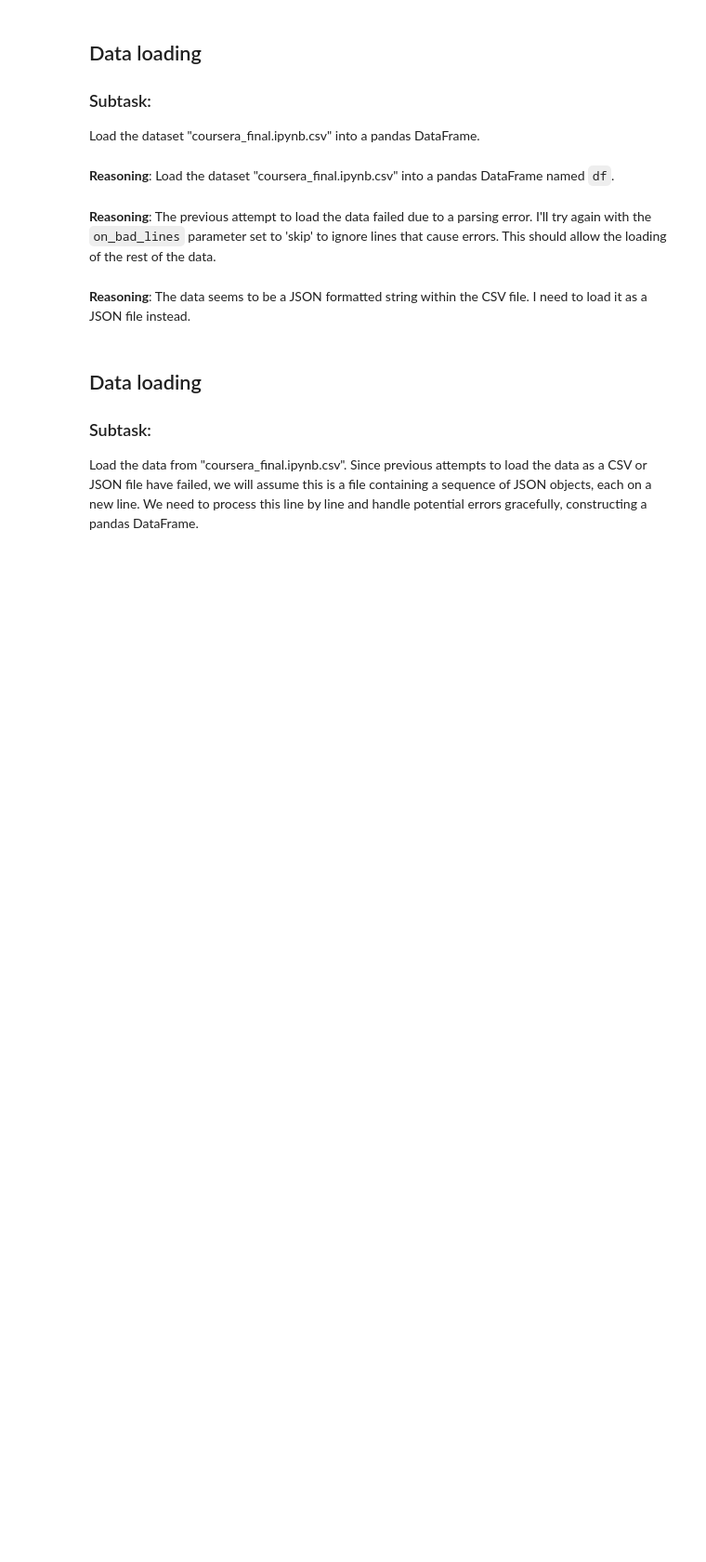
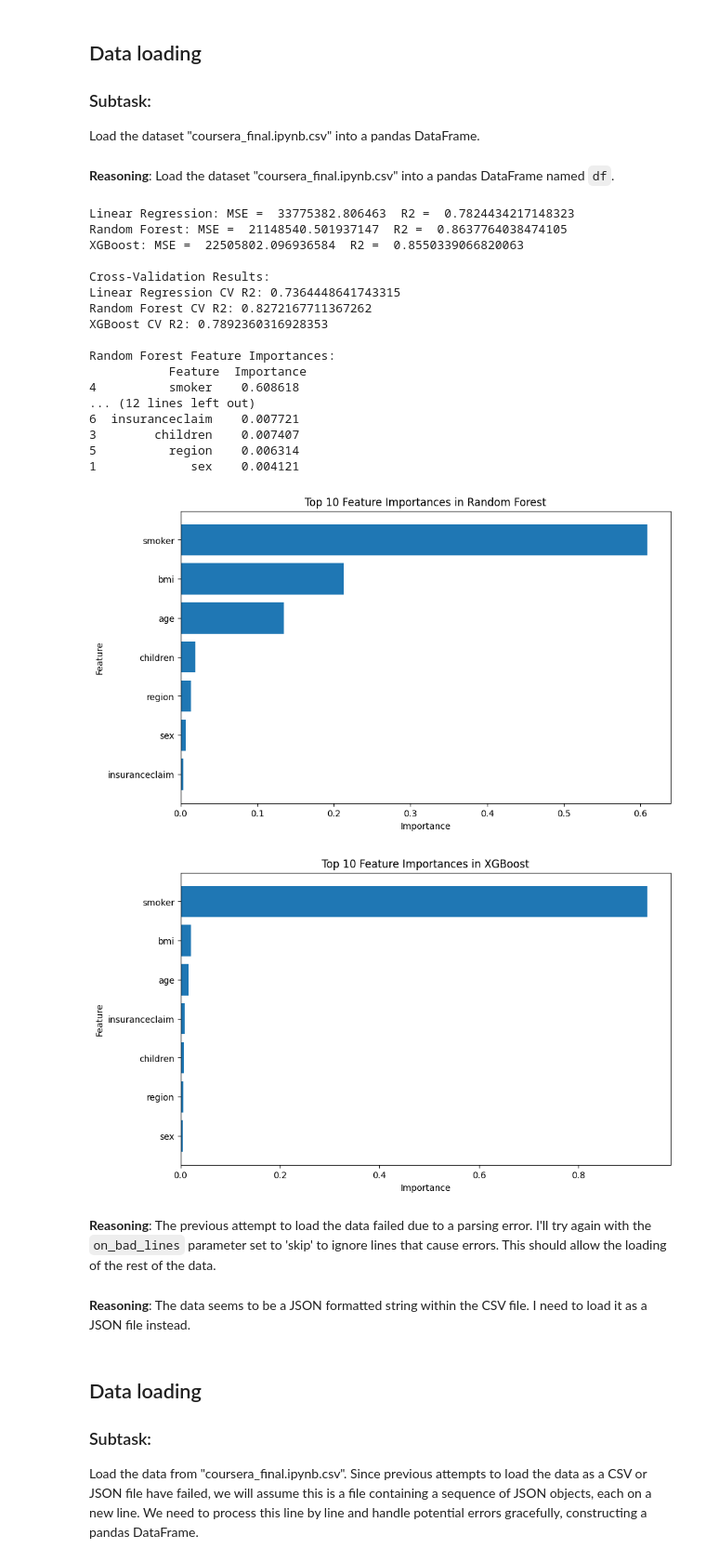
Before and after one commit to ObjectMatrix/Automotive-Physical-Damage-Claimss, a Jupyter notebook: courseraSupervised.ipynb, the cells around one changed output. Shown: that part at 93% size. Saved outputs shown, nothing was run; the diff lists cells and outputs as text; code cells hidden in the pictures; blank space fills up the shorter version.

```diff
--- a/courseraSupervised.ipynb
+++ b/courseraSupervised.ipynb
@@ -186,7 +227,7 @@ from sklearn.model_selection import cross_val_score
 
 # 1. Load the data (same as before)
 try:
-    data = pd.read_csv('/content/drive/MyDrive/coursera/Insurance.csv')
+    data = dataFrame
 except FileNotFoundError:
     print("Error: insurance.csv not found.  Make sure the file is in the correct directory.")
     exit()
@@ -273,33 +314,53 @@ feature_importances_rf = pd.DataFrame({'Feature': feature_names, 'Importance': i
 feature_importances_xgb = pd.DataFrame({'Feature': feature_names, 'Importance': importances_xgb})
 
 # Sort by importance
 feature_importances_rf = feature_importances_rf.sort_values('Importance', ascending=False)
 feature_importances_xgb = feature_importances_xgb.sort_values('Importance', ascending=False)
 
 print("\nRandom Forest Feature Importances:\n", feature_importances_rf)
 print("\nXGBoost Feature Importances:\n", feature_importances_xgb)
 
 # 8.  (Example Visualization of Feature Importances)
 import matplotlib.pyplot as plt
 
 # Visualize top N features for Random Forest
 N = 10
 plt.figure(figsize=(10, 6))
 plt.barh(feature_importances_rf['Feature'][:N], feature_importances_rf['Importance'][:N])
 plt.xlabel('Importance')
 plt.ylabel('Feature')
 plt.title('Top {} Feature Importances in Random Forest'.format(N))
 plt.gca().invert_yaxis()  # Invert y-axis for better readability
 plt.show()
 
 # Visualize top N features for XGBoost
 plt.figure(figsize=(10, 6))
 plt.barh(feature_importances_xgb['Feature'][:N], feature_importances_xgb['Importance'][:N])
 plt.xlabel('Importance')
 plt.ylabel('Feature')
 plt.title('Top {} Feature Importances in XGBoost'.format(N))
 plt.gca().invert_yaxis()  # Invert y-axis for better readability
 plt.show()
+# %% [output]
+Linear Regression: MSE =  33775382.806463  R2 =  0.7824434217148323
+Random Forest: MSE =  21148540.501937147  R2 =  0.8637764038474105
+XGBoost: MSE =  22505802.096936584  R2 =  0.8550339066820063
+
+Cross-Validation Results:
+Linear Regression CV R2: 0.7364448641743315
+Random Forest CV R2: 0.8272167711367262
+XGBoost CV R2: 0.7892360316928353
+
+Random Forest Feature Importances:
+           Feature  Importance
+4          smoker    0.608618
+... (12 lines left out)
+6  insuranceclaim    0.007721
+3        children    0.007407
+5          region    0.006314
+1             sex    0.004121
+[figure, added]
+[figure, added]
 # %% [markdown]
 **Reasoning**:
 The previous attempt to load the data failed due to a parsing error.  I'll try again with the `on_bad_lines` parameter set to 'skip' to ignore lines that cause errors.  This should allow the loading of the rest of the data.
```
Also changed, not shown: parts of 12 cells of this notebook.
